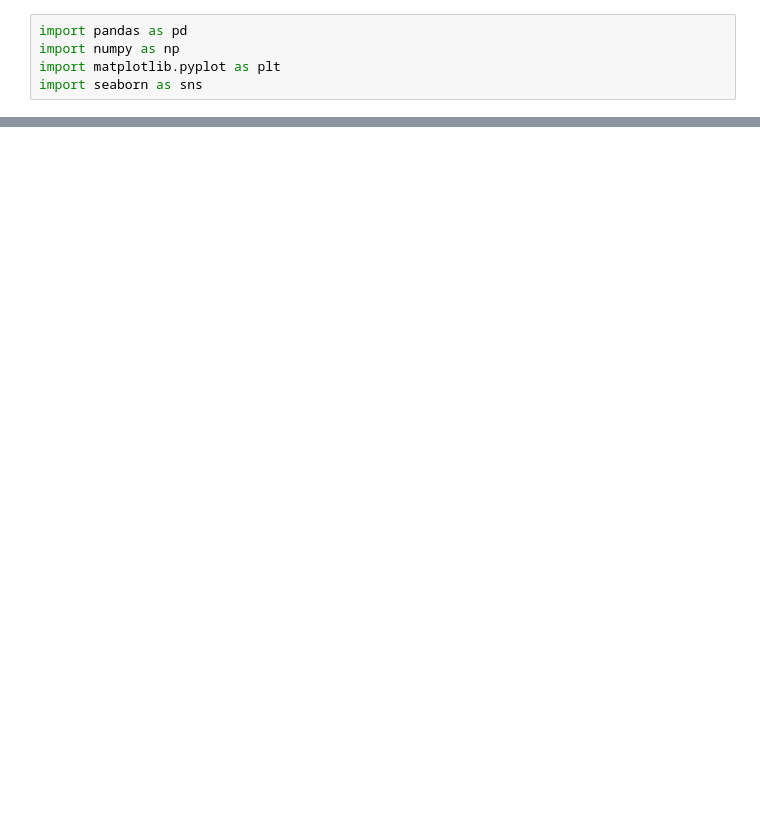
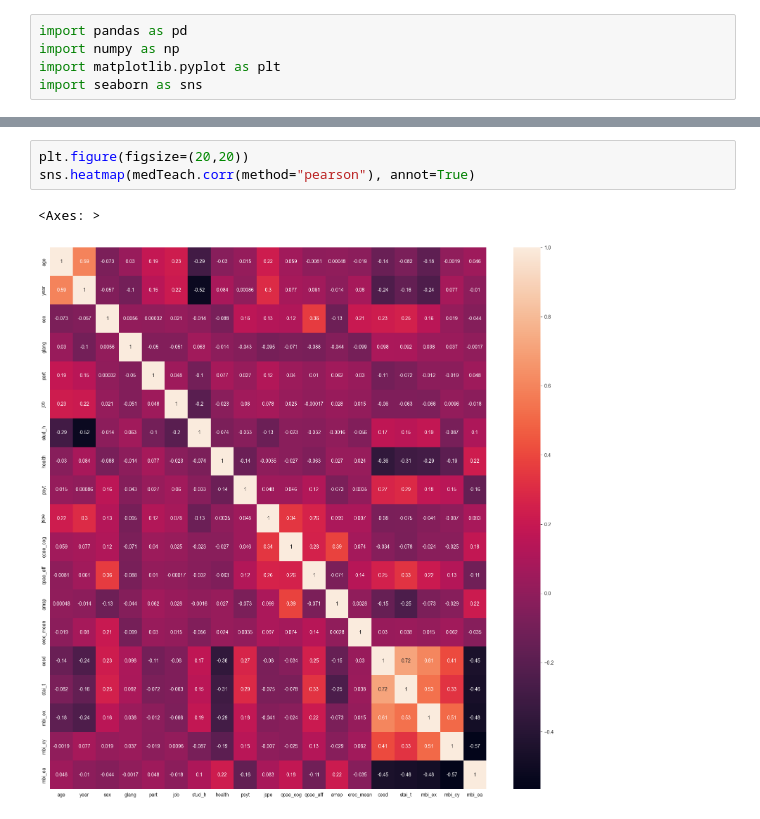
Before and after one commit to BryanEstrada003/Proyecto-1p-Statistic, a Jupyter notebook: analysis.ipynb, the cells around one changed output, grey strips where cells are left out. Drawn from its saved outputs; the diff is of its cells as text; blank space fills up the shorter version.

```diff
--- a/analysis.ipynb
+++ b/analysis.ipynb
@@ -76,0 +249,6 @@ medTeach
+# %%
+plt.figure(figsize=(20,20))
+sns.heatmap(medTeach.corr(method="pearson"), annot=True)
+# %% [output]
+<Axes: >
+[figure, added]
```
Also changed, not shown: parts of 14 cells of this notebook.
